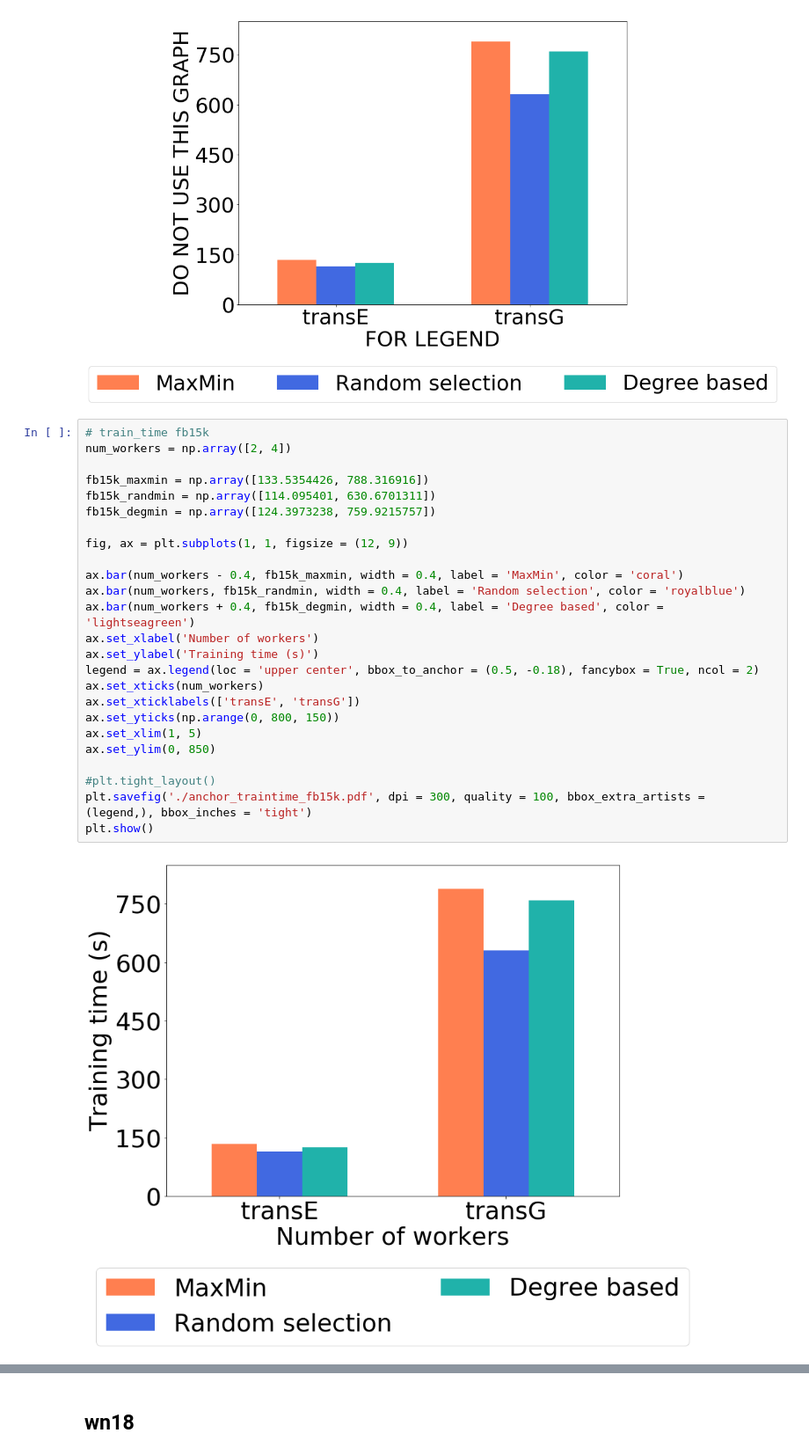
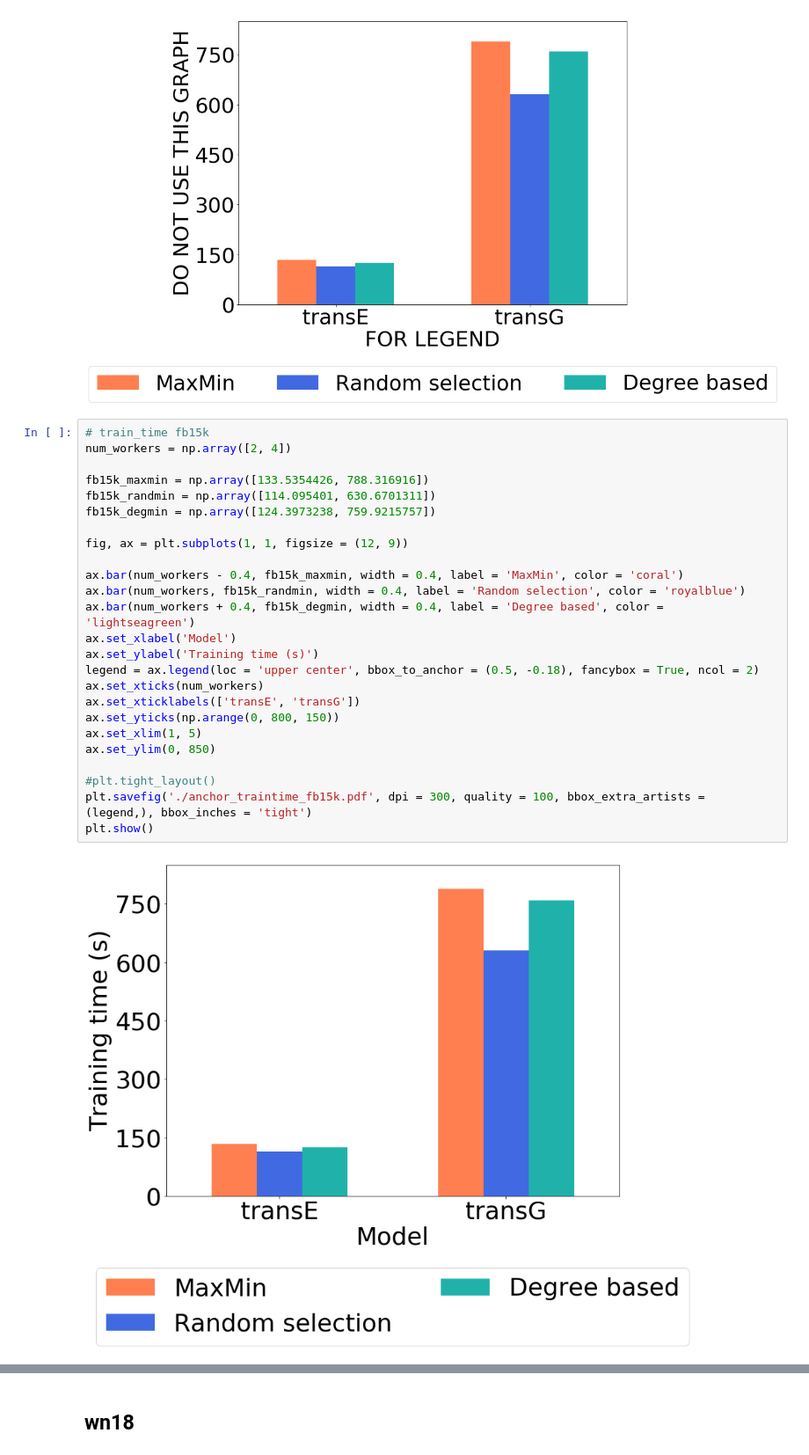
Before and after one commit to ahnjaewoo/Embedding, a Jupyter notebook: figures/figures - anchor.ipynb, the cells around one changed output, grey strips where cells are left out. Shown: that part at 88% size. Drawn from its saved outputs; the diff is of its cells as text.

```diff
--- a/figures/figures - anchor.ipynb
+++ b/figures/figures - anchor.ipynb
@@ -43,30 +43,30 @@ plt.show()
 # %%
 # train_time fb15k
 num_workers = np.array([2, 4])
 
 fb15k_maxmin = np.array([133.5354426, 788.316916])
 fb15k_randmin = np.array([114.095401, 630.6701311])
 fb15k_degmin = np.array([124.3973238, 759.9215757])
 
 fig, ax = plt.subplots(1, 1, figsize = (12, 9))
 
 ax.bar(num_workers - 0.4, fb15k_maxmin, width = 0.4, label = 'MaxMin', color = 'coral')
 ax.bar(num_workers, fb15k_randmin, width = 0.4, label = 'Random selection', color = 'royalblue')
 ax.bar(num_workers + 0.4, fb15k_degmin, width = 0.4, label = 'Degree based', color = 'lightseagreen')
-ax.set_xlabel('Number of workers')
+ax.set_xlabel('Model')
 ax.set_ylabel('Training time (s)')
 legend = ax.legend(loc = 'upper center', bbox_to_anchor = (0.5, -0.18), fancybox = True, ncol = 2)
 ax.set_xticks(num_workers)
 ax.set_xticklabels(['transE', 'transG'])
 ax.set_yticks(np.arange(0, 800, 150))
 ax.set_xlim(1, 5)
 ax.set_ylim(0, 850)
 
 #plt.tight_layout()
 plt.savefig('./anchor_traintime_fb15k.pdf', dpi = 300, quality = 100, bbox_extra_artists = (legend,), bbox_inches = 'tight')
 plt.show()
 # %% [output]
-[figure, old version]
+[figure, new version]
 # %%
 # accuracy fb15k
 num_workers = np.array([2, 4])
```
Also changed, not shown: parts of 11 cells of this notebook, 9 other files.
